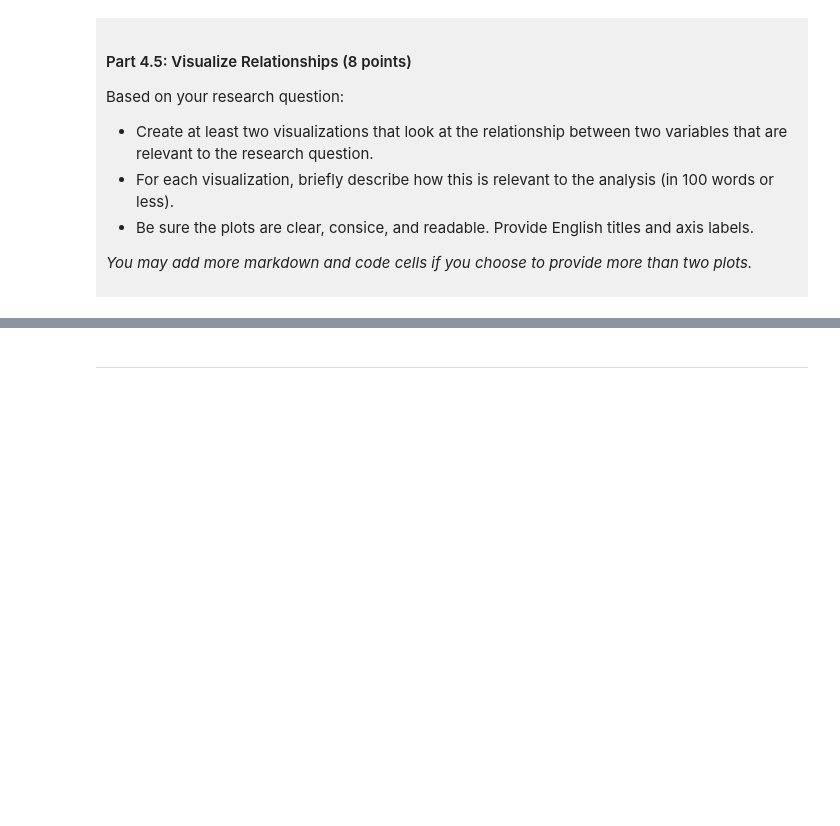
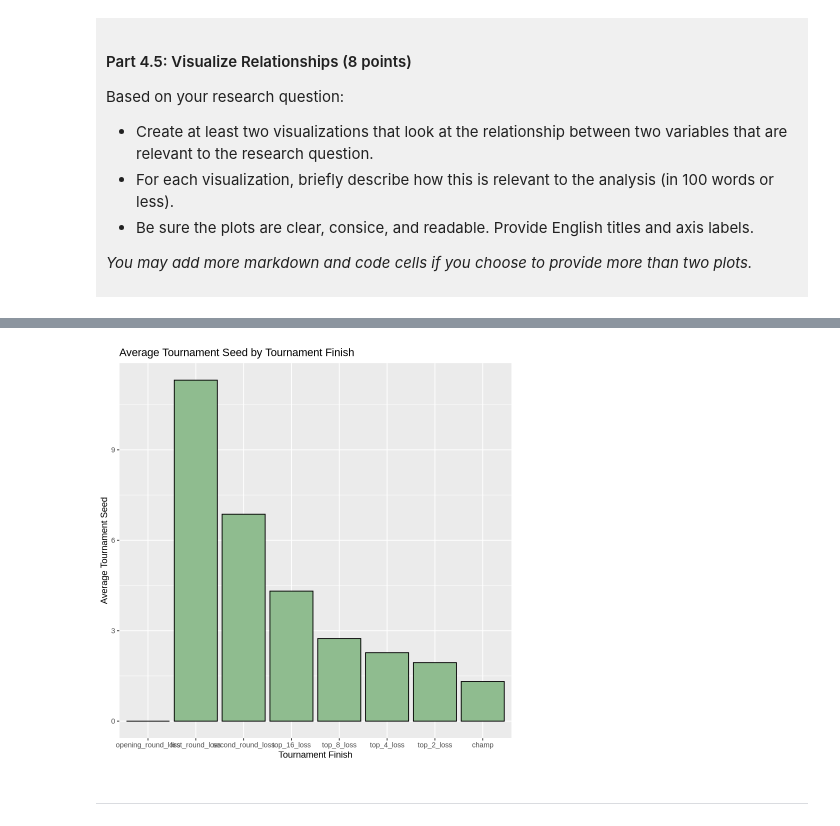
Before and after one commit to gky0917-ux/dsci-100-project-gayeon-kim, a Jupyter notebook: dsci-100-project-notebook.ipynb, the cells around one changed output, grey strips where cells are left out. Saved outputs shown, nothing was run; the diff lists cells and outputs as text; code cells hidden in the pictures; blank space fills up the shorter version.

```diff
--- a/dsci-100-project-notebook.ipynb
+++ b/dsci-100-project-notebook.ipynb
@@ -280,5 +412,9 @@ Visualization 2: %%% EDIT THIS MARKDOWN CELL%%%
 # %%
-### EDIT THIS CODE CELL FOR VISUALIZATION 2###
+seed_summary <- womens_tidy |> group_by(tourney_finish) |> summarise( average_seed = mean(seed, na.rm = TRUE) )
+
+ggplot(seed_summary, aes(x = tourney_finish, y = average_seed)) + geom_col(fill = "darkseagreen", color = "black") + labs( title = "Average Tournament Seed by Tournament Finish", x = "Tournament Finish", y = "Average Tournament Seed" )
+# %% [output]
+[figure, added]
 # %% [markdown]
 ------
 # %% [markdown]
```
Also changed, not shown: parts of 15 cells of this notebook.
